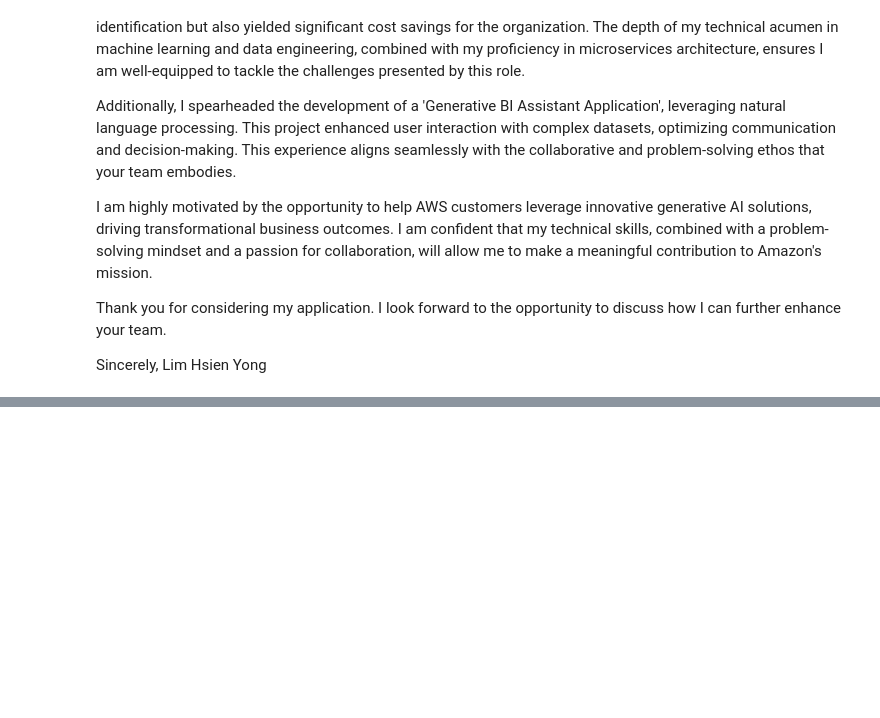
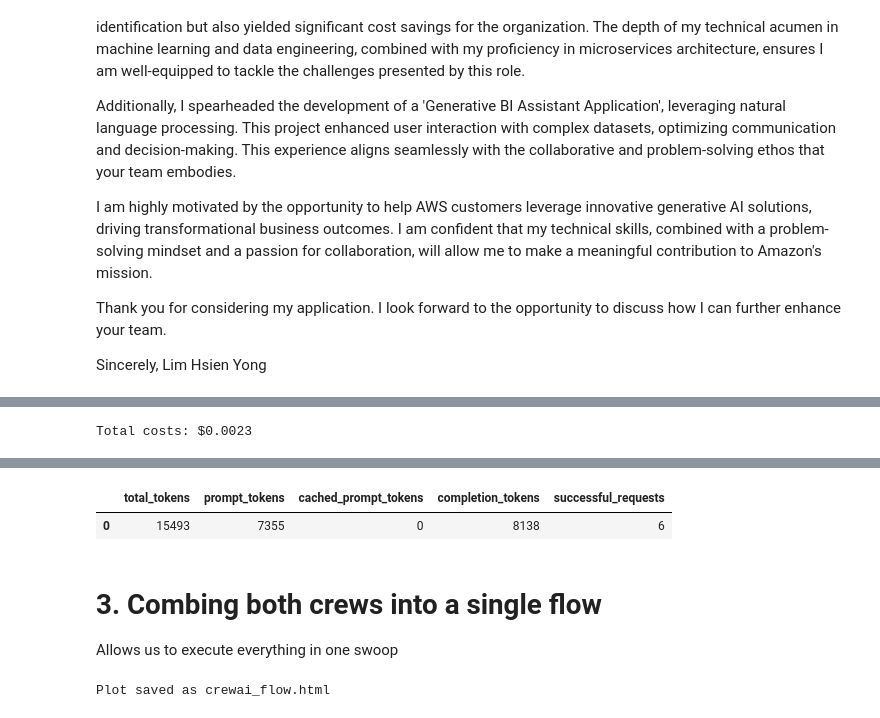
Before and after one commit to tituslhy/literate-octo-tribble, a Jupyter notebook: CrewAI/notebooks/basics.ipynb, the cells around one changed output, grey strips where cells are left out. Cells and saved outputs as stored; diff of their text form; code cells hidden in the pictures; blank space fills up the shorter version.

Commit message:
bug fix. Add flow

```diff
--- a/CrewAI/notebooks/basics.ipynb
+++ b/CrewAI/notebooks/basics.ipynb
@@ -727,38 +728,39 @@ class InterviewQuestion(BaseModel):
 class InterviewPrep(BaseModel):
     interview_questions: List[InterviewQuestion] = Field(..., description="List of interview questions")
 
-class InterviewPrepDocument(BaseModel):
-    interview_questions_compiled: List[InterviewPrep] = Field(..., description="Compiled list of interview questions for all job listings")
+class ElevatorPitch(BaseModel):
+    interview_prep: InterviewPrep = Field(..., description="Interview Q&A doocument")
+    elevator_pitch: str = Field(..., description="Customized elevator pitch for the job description to answer the question 'tell me more about yourself'.")
 # %%
-job_profiler_agent = Agent(
-    config = job_interview_agents_config['profiler'],
-)
 interviewer = Agent(
     config=job_interview_agents_config['interviewer'],
 )
+pitcher = Agent(
+    config=job_interview_agents_config['pitcher'],
+)
 
-job_profiling_task = Task(
-    config = job_interview_tasks_config['profiling_task'],
-    agent = job_profiler_agent,
-    output_pydantic = JobProfile,
-    expected_output = "A clear job profile"
-)
 interview_prep_task = Task(
     config = job_interview_tasks_config['interview_prep_task'],
     agent = interviewer,
-    context = [job_profiling_task],
-    output_pydantic = InterviewPrepDocument,
+    output_pydantic = InterviewPrep,
     expected_output = "A compiled list of interview questions and answers for each job listing"
 )
+elevator_pitch_task = Task(
+    config = job_interview_tasks_config['conversation_starter_task'],
+    agent = pitcher,
+    output_pydantic = ElevatorPitch,
+    context = [interview_prep_task],
+    expected_output = "A customized elevator pitch for the job listing."
+)
 # %%
 interview_crew = Crew(
     agents = [
-        job_profiler_agent,
         interviewer,
+        pitcher
     ],
     tasks = [
-        job_profiling_task,
         interview_prep_task,
+        elevator_pitch_task,
     ],
     verbose = True,
 )
@@ -766,0 +905,11 @@ interview_crew = Crew(
+# %%
+import pandas as pd
+
+costs = 0.150 * (interview_crew.usage_metrics.prompt_tokens + interview_crew.usage_metrics.completion_tokens) / 1_000_000
+print(f"Total costs: ${costs:.4f}")
+
+# Convert UsageMetrics instance to a DataFrame
+df_usage_metrics = pd.DataFrame([interview_crew.usage_metrics.dict()])
+df_usage_metrics
+# %% [output]
+Total costs: $0.0023
@@ -766,0 +918,5 @@ interview_crew = Crew(
+|  | total_tokens | prompt_tokens | cached_prompt_tokens | completion_tokens | successful_requests |
+| 0 | 15493 | 7355 | 0 | 8138 | 6 |
+# %% [markdown]
+# 3. Combing both crews into a single flow
+Allows us to execute everything in one swoop
@@ -766,0 +974,5 @@ interview_crew = Crew(
+# %%
+flow = JobSearchPipeline()
+flow.plot()
+# %% [output]
+Plot saved as crewai_flow.html
```
Also changed, not shown: parts of 14 cells of this notebook, 4 other files.
